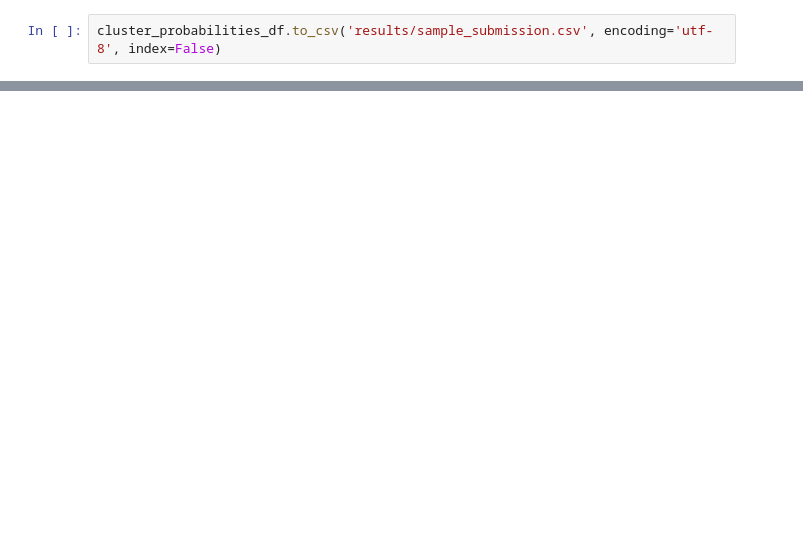
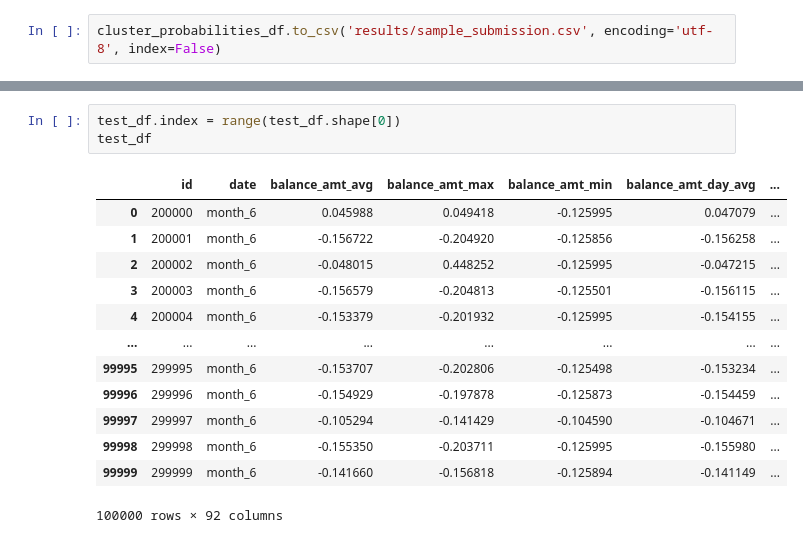
Before and after one commit to Halva773/alfa-hack, a Jupyter notebook: multi_randomforest.ipynb, the cells around one changed output, grey strips where cells are left out. Saved outputs shown, nothing was run; the diff lists cells and outputs as text; blank space fills up the shorter version.

```diff
--- a/multi_randomforest.ipynb
+++ b/multi_randomforest.ipynb
@@ -125,0 +141,17 @@ cluster_probabilities_df.to_csv('results/sample_submission.csv', encoding='utf-8
+# %%
+test_df.index = range(test_df.shape[0])
+test_df
+# %% [output]
+|  | id | date | balance_amt_avg | balance_amt_max | balance_amt_min | balance_amt_day_avg | ... |
+| 0 | 200000 | month_6 | 0.045988 | 0.049418 | -0.125995 | 0.047079 | ... |
+| 1 | 200001 | month_6 | -0.156722 | -0.204920 | -0.125856 | -0.156258 | ... |
+| 2 | 200002 | month_6 | -0.048015 | 0.448252 | -0.125995 | -0.047215 | ... |
+| 3 | 200003 | month_6 | -0.156579 | -0.204813 | -0.125501 | -0.156115 | ... |
+| 4 | 200004 | month_6 | -0.153379 | -0.201932 | -0.125995 | -0.154155 | ... |
+| ... | ... | ... | ... | ... | ... | ... | ... |
+| 99995 | 299995 | month_6 | -0.153707 | -0.202806 | -0.125498 | -0.153234 | ... |
+| 99996 | 299996 | month_6 | -0.154929 | -0.197878 | -0.125873 | -0.154459 | ... |
+| 99997 | 299997 | month_6 | -0.105294 | -0.141429 | -0.104590 | -0.104671 | ... |
+| 99998 | 299998 | month_6 | -0.155350 | -0.203711 | -0.125995 | -0.155980 | ... |
+| 99999 | 299999 | month_6 | -0.141660 | -0.156818 | -0.125894 | -0.141149 | ... |
+100000 rows × 92 columns
```
Also changed, not shown: parts of 5 cells of this notebook, 1 other file.
